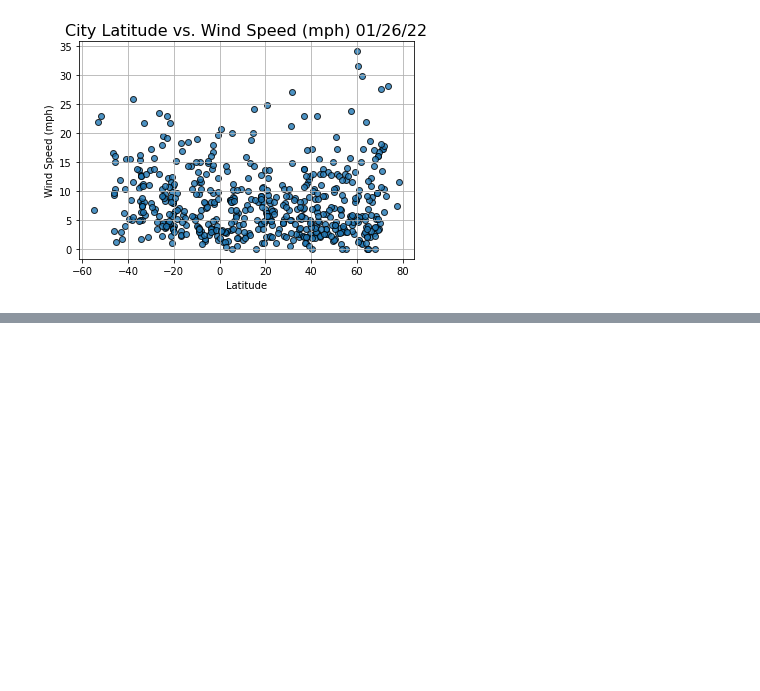
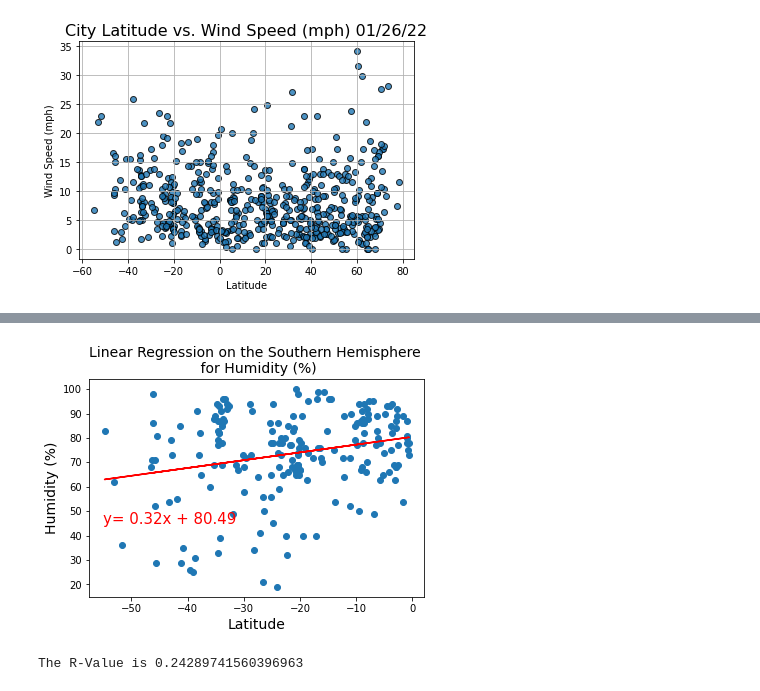
Before and after one commit to jennadodge/World_Weather_Analysis, a Jupyter notebook: Weather.ipynb, the cells around one changed output, grey strips where cells are left out. Saved outputs shown, nothing was run; the diff lists cells and outputs as text; code cells hidden in the pictures; blank space fills up the shorter version.

```diff
--- a/Weather.ipynb
+++ b/Weather.ipynb
@@ -289,0 +366,11 @@ plt.show()
+# %%
+# Linear regression on Southern Hemisphere for % Humidity
+x_values = southern_hemi_df["Lat"]
+y_values = southern_hemi_df["Humidity"]
+# Call the function
+plot_linear_regression(x_values,y_values,
+                       'Linear Regression on the Southern Hemisphere \n for Humidity (%)',
+                       'Humidity (%)',(-55,45))
+# %% [output]
+[figure, added]
+The R-Value is 0.24289741560396963
```
Also changed, not shown: parts of 10 cells of this notebook, 1 other file.
